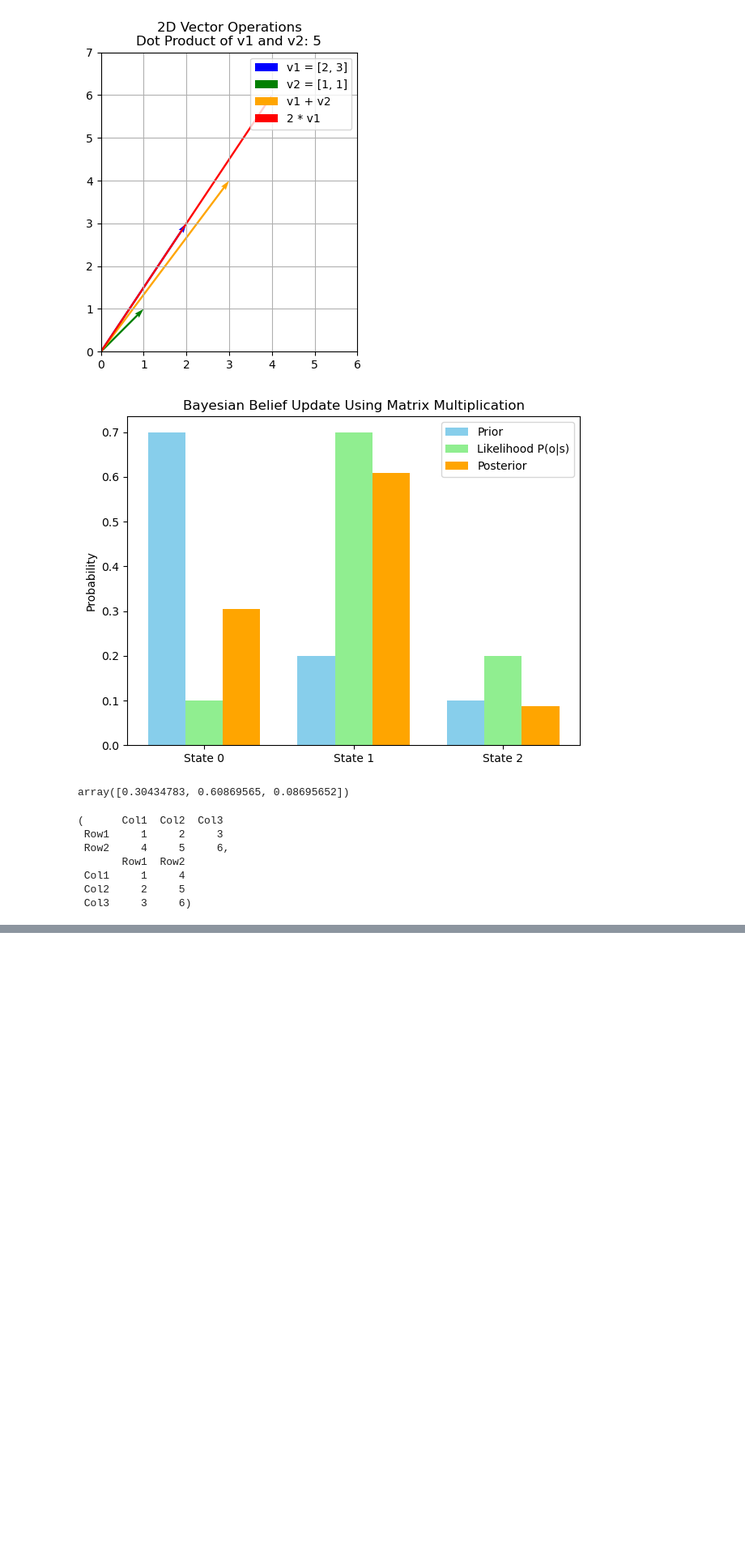
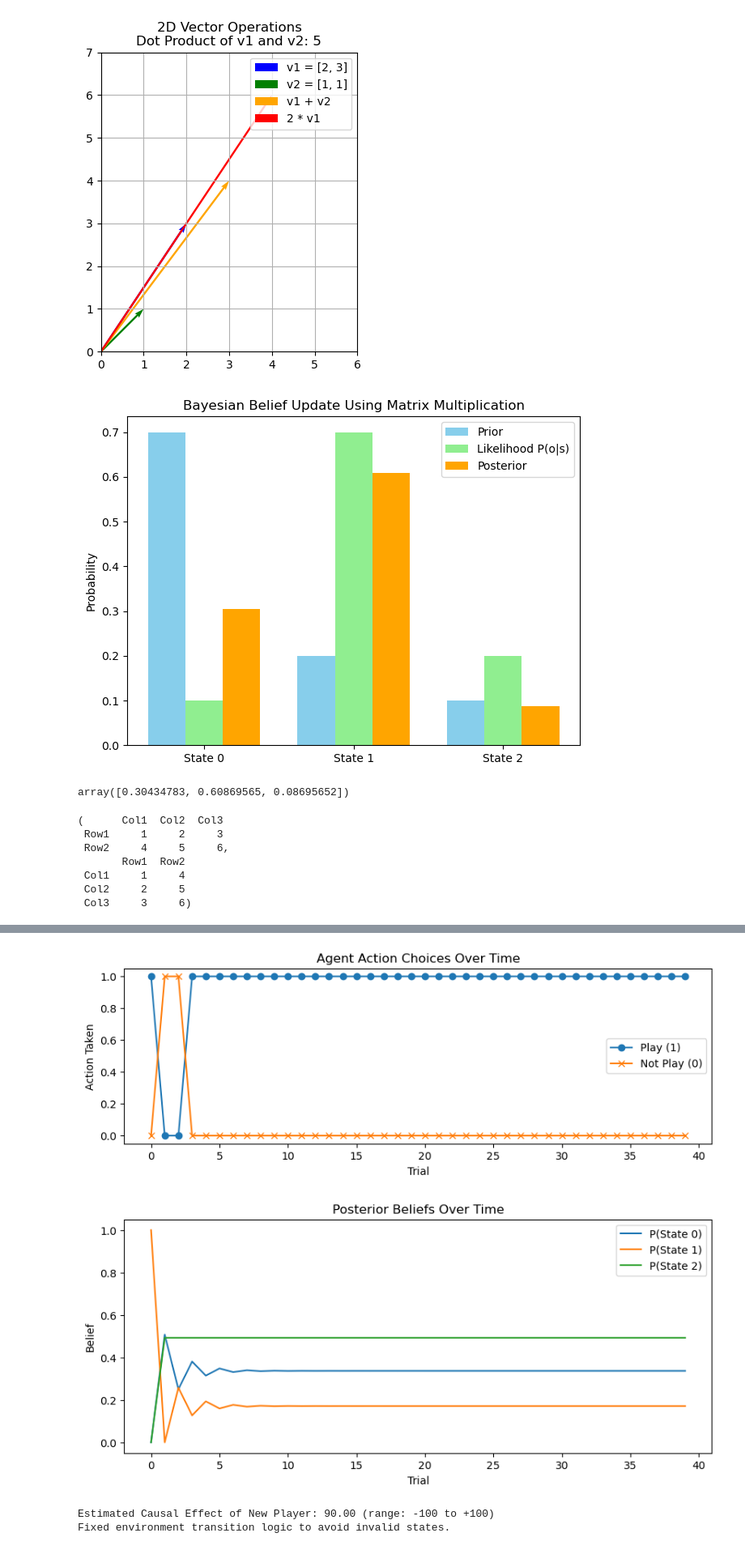
Before and after one commit to Fenrir2034/Active_Inference, a Jupyter notebook: ActiveInfINTRO.ipynb, the cells around one changed output, grey strips where cells are left out. Shown at 81% size. Cells and saved outputs as stored; diff of their text form; code cells hidden in the pictures; blank space fills up the shorter version.

```diff
--- a/ActiveInfINTRO.ipynb
+++ b/ActiveInfINTRO.ipynb
@@ -903,0 +2129,65 @@ df_A_T = pd.DataFrame(A_T, columns=['Row1', 'Row2'], index=['Col1', 'Col2', 'Col
+# %%
+import matplotlib.pyplot as plt
+
+# 1. Visualize action choices over time
+fig, ax = plt.subplots(figsize=(10, 3))
+ax.plot(range(T), all_actions[:, 0], label='Play (1)', marker='o')
+ax.plot(range(T), all_actions[:, 1], label='Not Play (0)', marker='x')
+ax.set_xlabel('Trial')
+ax.set_ylabel('Action Taken')
+ax.set_title('Agent Action Choices Over Time')
+ax.legend()
+plt.show()
+
+# 2. Track posterior beliefs (qs) about hidden states
+qs_history = []
+obs = [1]  # reinitialize observation
+env = CausalEnv()  # reset environment
+
+for t in range(T):
+    qx = agent.infer_states([obs])
+    qs_history.append(qx[0])  # single factor model
+    action = agent.sample_action()
+    action = int(action[0]) if isinstance(action, np.ndarray) else int(action)
+    obs = env.step(action)
+
+qs_array = np.array(qs_history)
+
+fig, ax = plt.subplots(figsize=(10, 4))
+for i in range(qs_array.shape[1]):
+    ax.plot(range(T), qs_array[:, i], label=f'P(State {i})')
+ax.set_xlabel('Trial')
+ax.set_ylabel('Belief')
+ax.set_title('Posterior Beliefs Over Time')
+ax.legend()
+plt.show()
+
+# 3. Causal estimate from actions: compute average action
+causal_score = (np.mean(all_actions[:, 0]) - 0.5) * 200  # scale from -100 to +100
+print(f"Estimated Causal Effect of New Player: {causal_score:.2f} (range: -100 to +100)")
+
+# 4. Fix _build() to prevent invalid states
+def safe_build(self):
+    P = {}
+    grid = np.arange(self.n_states).reshape(self.shape)
+    it = np.nditer(grid, flags=["multi_index"])
+    while not it.finished:
+        s = it.iterindex
+        y, x = it.multi_index
+        P[s] = {a: s for a in range(self.n_control)}  # default to no movement
+        if x < self.shape[1] - 1:
+            P[s][self.PLAY] = s + 1
+        if x > 0:
+            P[s][self.NOTPLAY] = s - 1
+        it.iternext()
+    self.P = P
+
+# patch the environment method
+CausalEnv._build = safe_build
+env = CausalEnv()  # reinstantiate with safe transitions
+print("Fixed environment transition logic to avoid invalid states.")
+# %% [output]
+[figure, added]
+[figure, added]
+Estimated Causal Effect of New Player: 90.00 (range: -100 to +100)
+Fixed environment transition logic to avoid invalid states.
```
Also changed, not shown: parts of 22 cells of this notebook, 1 other file.
